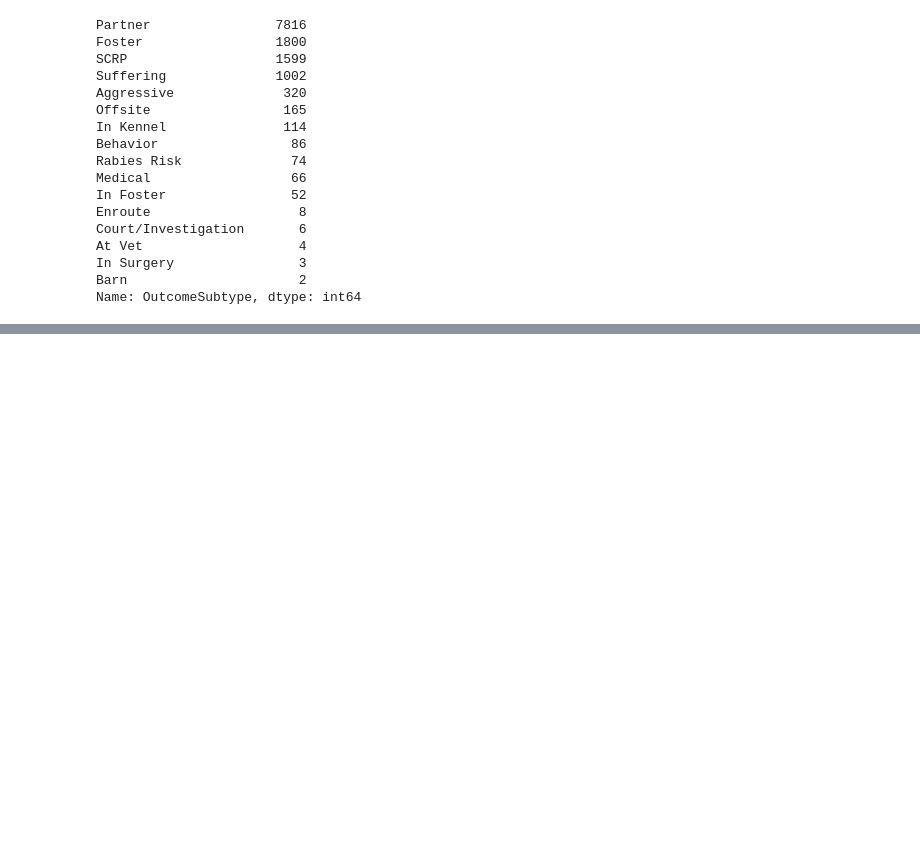
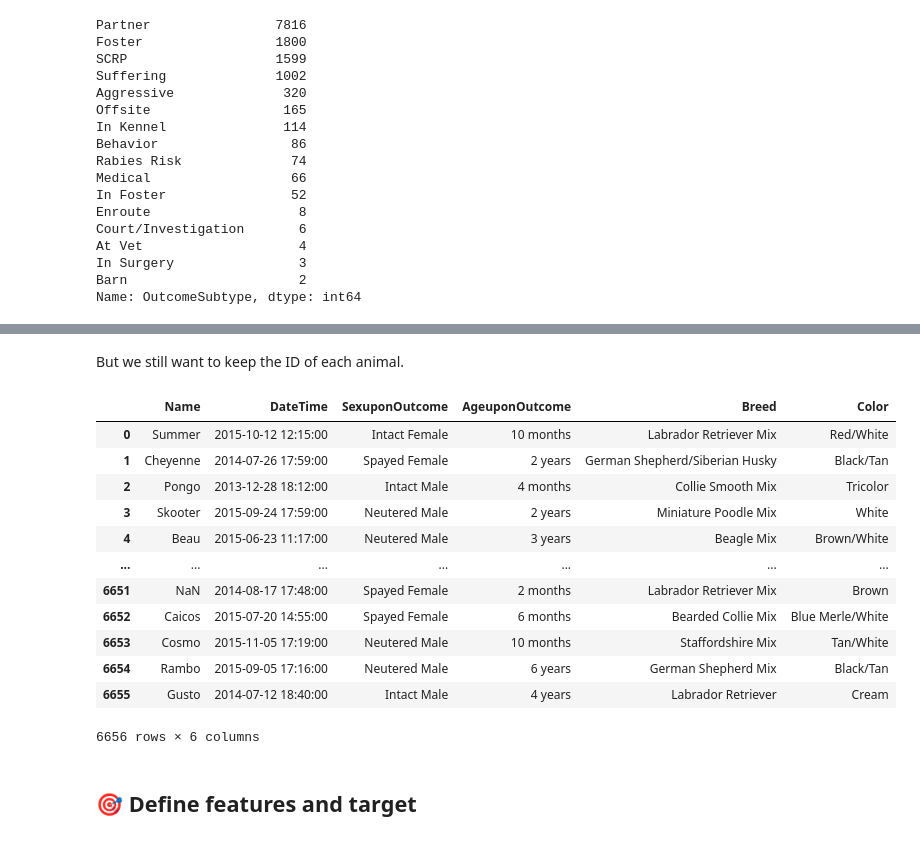
Before and after one commit to Clement733/animal_shelter_predi, a Jupyter notebook: animal_prediction.ipynb, the cells around one changed output, grey strips where cells are left out. Saved outputs shown, nothing was run; the diff lists cells and outputs as text; code cells hidden in the pictures; blank space fills up the shorter version.

```diff
--- a/animal_prediction.ipynb
+++ b/animal_prediction.ipynb
@@ -181,0 +219,5 @@ data_train['OutcomeSubtype'].value_counts()
+# %%
+test_dogs.drop('AnimalType', axis=1, inplace=True)
+test_cats.drop('AnimalType', axis=1, inplace=True)
+train_cats.drop('AnimalType', axis=1, inplace=True)
+train_dogs.drop('AnimalType', axis=1, inplace=True)
@@ -181,0 +241,39 @@ data_train['OutcomeSubtype'].value_counts()
+# %%
+test_dogs = test_dogs.reset_index()
+test_cats = test_cats.reset_index()
+train_dogs = train_dogs.reset_index()
+train_cats = train_cats.reset_index()
+# %%
+test_dogs.drop('index', axis=1, inplace=True)
+test_cats.drop('index', axis=1, inplace=True)
+train_dogs.drop('index', axis=1, inplace=True)
+train_cats.drop('index', axis=1, inplace=True)
+# %% [markdown]
+But we still want to keep the ID of each animal.
+# %%
+dog_test_ID = test_dogs["ID"].to_numpy()
+dog_test_ID = np.array([dog_test_ID])
+dog_test_ID = dog_test_ID.T
+test_dogs.drop("ID", axis=1, inplace=True)
+cat_test_ID = test_cats["ID"].to_numpy()
+cat_test_ID = np.array([cat_test_ID])
+cat_test_ID = cat_test_ID.T
+test_cats.drop("ID", axis=1, inplace=True)
+# %%
+test_dogs
+# %% [output]
+|  | Name | DateTime | SexuponOutcome | AgeuponOutcome | Breed | Color |
+| 0 | Summer | 2015-10-12 12:15:00 | Intact Female | 10 months | Labrador Retriever Mix | Red/White |
+| 1 | Cheyenne | 2014-07-26 17:59:00 | Spayed Female | 2 years | German Shepherd/Siberian Husky | Black/Tan |
+| 2 | Pongo | 2013-12-28 18:12:00 | Intact Male | 4 months | Collie Smooth Mix | Tricolor |
+| 3 | Skooter | 2015-09-24 17:59:00 | Neutered Male | 2 years | Miniature Poodle Mix | White |
+| 4 | Beau | 2015-06-23 11:17:00 | Neutered Male | 3 years | Beagle Mix | Brown/White |
+| ... | ... | ... | ... | ... | ... | ... |
+| 6651 | NaN | 2014-08-17 17:48:00 | Spayed Female | 2 months | Labrador Retriever Mix | Brown |
+| 6652 | Caicos | 2015-07-20 14:55:00 | Spayed Female | 6 months | Bearded Collie Mix | Blue Merle/White |
+| 6653 | Cosmo | 2015-11-05 17:19:00 | Neutered Male | 10 months | Staffordshire Mix | Tan/White |
+| 6654 | Rambo | 2015-09-05 17:16:00 | Neutered Male | 6 years | German Shepherd Mix | Black/Tan |
+| 6655 | Gusto | 2014-07-12 18:40:00 | Intact Male | 4 years | Labrador Retriever | Cream |
+6656 rows × 6 columns
+# %% [markdown]
+## 🎯 Define features and target
```
Also changed, not shown: parts of 16 cells of this notebook, 3 other files.
